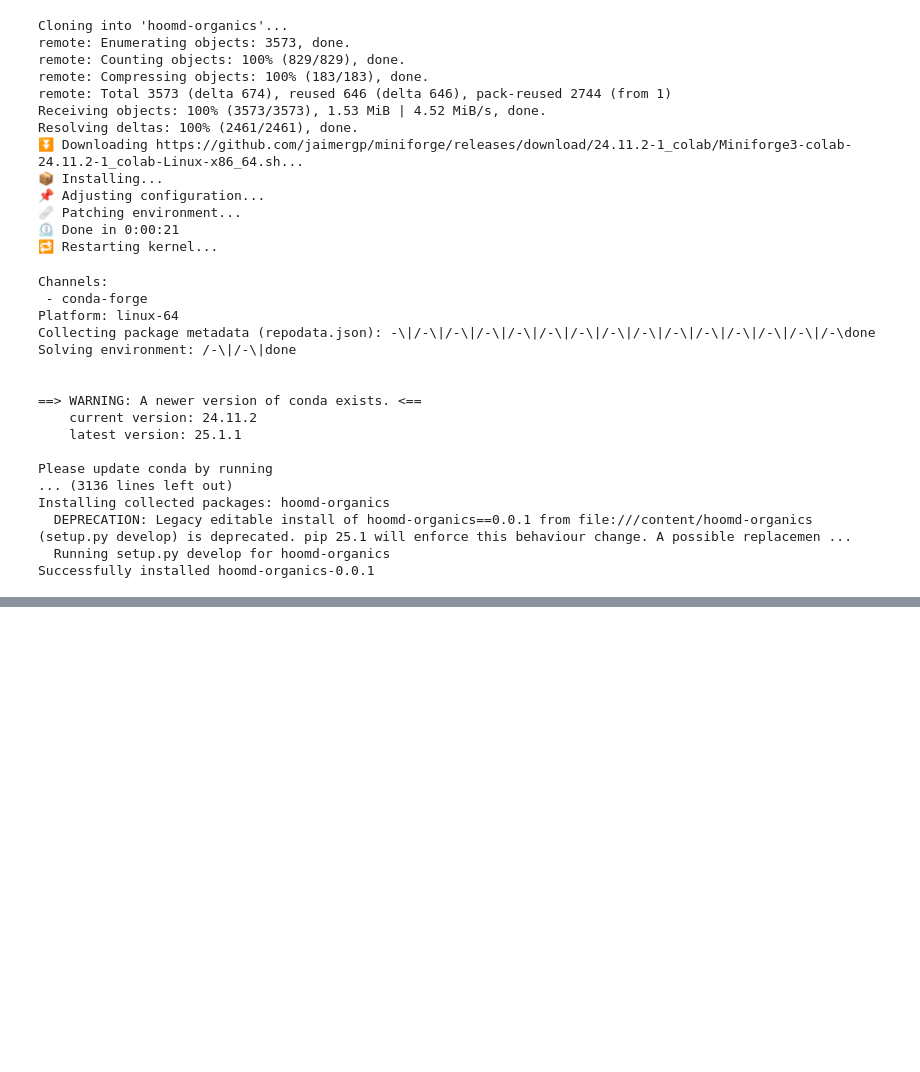
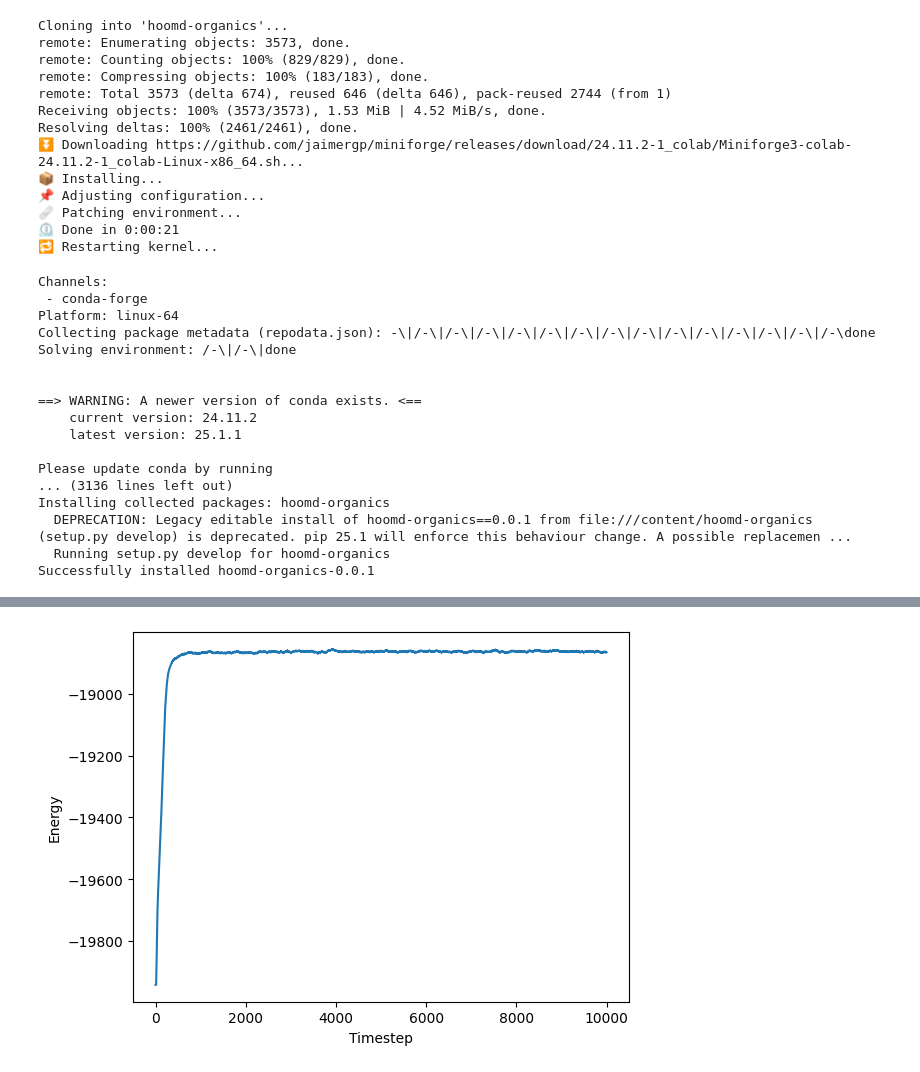
Before and after one commit to djbell01/563-DawsonBell, a Jupyter notebook: HW_Week7.ipynb, the cells around one changed output, grey strips where cells are left out. Cells and saved outputs as stored; diff of their text form; code cells hidden in the pictures; blank space fills up the shorter version.

```diff
--- a/HW_Week7.ipynb
+++ b/HW_Week7.ipynb
@@ -56,12 +57,11 @@ simulation = hoomd.Simulation(device = device, seed = seed)
 kT = 1.0
 epsilon = 1.0
 sigma = 1.0
-final_density = 1.0
+density = 1.0
 # %%
 import freud
-starting_density = 0.5
 #a is the spacing between particles
-a = 1/(starting_density**(1/3.0))
+a = 1/(density**(1/3.0))
 #We want a number of particles N in our system.
 #Since we will be replicating the system in 3 dimensions, the number of unit cells we need is N^(1/3)
 num_replicas = 20
@@ -127,0 +134,77 @@ Simulation.timestep  Simulation.tps
+# %%
+import hoomd
+import numpy
+device = hoomd.device.CPU()
+seed = numpy.random.randint(1,1e4)
+simulation = hoomd.Simulation(device = device, seed = seed)
+
+kT = 1.0
+epsilon = 1.0
+sigma = 1.0
+density = 1.0
+dt = 0.001
+
+import freud
+#a is the spacing between particles
+a = 1/(density**(1/3.0))
+#We want a number of particles N in our system.
+#Since we will be replicating the system in 3 dimensions, the number of unit cells we need is N^(1/3)
+num_replicas = 20
+N_particles = num_replicas**3
+grid_particles = freud.data.UnitCell([a,a,a,0,0,0],[[0,0,0]]).generate_system(num_replicas)
+box_length = grid_particles[0].Lx
+
+import gsd.hoomd
+frame = gsd.hoomd.Frame()
+frame.particles.N = N_particles
+frame.particles.position = grid_particles[1]
+frame.configuration.box = [box_length,box_length,box_length,0,0,0]
+
+#Types of particles define different interactions. In an atomistic simulation these might be C, O, and H.
+#in a coarse-grained simulation we can give them a simple name like A
+frame.particles.typeid = [0]*N_particles
+frame.particles.types = ['A']
+
+#Finally, save our initial state:
+with gsd.hoomd.open(name='initial_state.gsd', mode='w') as f:
+    f.append(frame)
+
+simulation.create_state_from_gsd(filename='initial_state.gsd')
+
+integrator = hoomd.md.Integrator(dt = dt)
+nve = hoomd.md.methods.NVE(filter = hoomd.filter.All())
+integrator.methods.append(nve)
+
+cell = hoomd.md.nlist.Cell(buffer=0.4)
+
+#Define the force for different particles
+lj = hoomd.md.pair.LJ(nlist=cell)
+
+lj.params[('A', 'A')] = {"epsilon":epsilon, "sigma":sigma}
+
+lj.r_cut[('A', 'A')] = 2.5*sigma
+
+integrator.forces.append(lj)
+simulation.operations.integrator = integrator
+
+simulation.state.thermalize_particle_momenta(filter=hoomd.filter.All(), kT=1.0)
+thermodynamic_properties = hoomd.md.compute.ThermodynamicQuantities(
+    filter=hoomd.filter.All()
+)
+
+simulation.operations.computes.append(thermodynamic_properties)
+logger = hoomd.logging.Logger(categories=['scalar'])
+logger.add(thermodynamic_properties, quantities=['potential_energy','kinetic_energy'])
+energy_table = hoomd.write.Table(trigger=hoomd.trigger.Periodic(period=int(1)), logger=logger, output=open(f'dt_{str(dt)}.csv','w'))
+simulation.operations.writers.append(energy_table)
+simulation.run(10000)
+
+df = pd.read_csv(f'dt_{str(dt)}.csv',delim_whitespace=True)
+df['tot_energy'] = df['md.compute.ThermodynamicQuantities.potential_energy'] + df['md.compute.ThermodynamicQuantities.kinetic_energy']
+
+plt.plot(df.index,df['tot_energy'])
+plt.xlabel('Timestep')
+plt.ylabel('Energy')
+plt.show()
+# %% [output]
+[figure, added]
```
Also changed, not shown: parts of 19 cells of this notebook.
